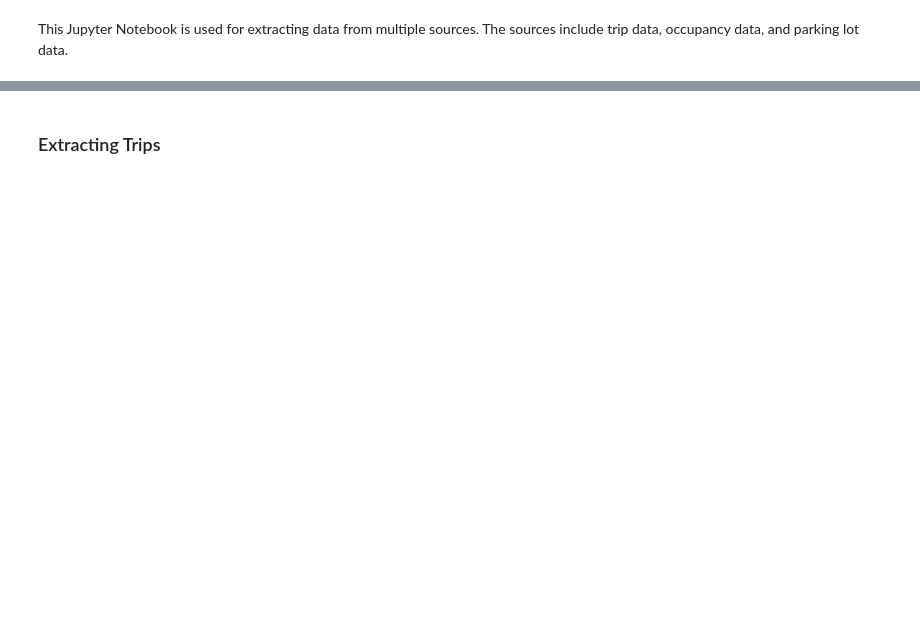
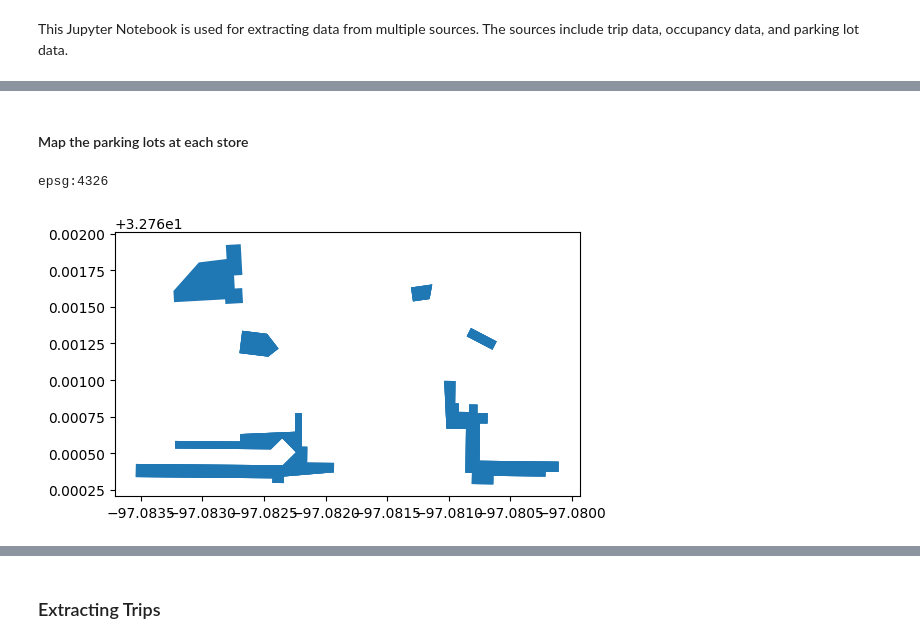
Before and after one commit to INRIX-Logan-Garwood/Parking-Location-vs-Occupancy, a Jupyter notebook: notebooks/data_extraction.ipynb, the cells around one changed output, grey strips where cells are left out. Cells and saved outputs as stored; diff of their text form; code cells hidden in the pictures; blank space fills up the shorter version.

```diff
--- a/notebooks/data_extraction.ipynb
+++ b/notebooks/data_extraction.ipynb
@@ -20,0 +65,10 @@ data_path = Path('../data')
+# %%
+city = 'Arlington'
+test_site = store_locations_df[store_locations_df['city'] == city].iloc[0]
+test_point = test_site['latitude'], test_site['longitude']
+
+# get the quadkey for a specific location
+qk = qkey.QuadKey('0')
+qk = qk.from_geo(test_point, level=13)
+print(qk)
+qk.show()
@@ -20,0 +78,12 @@ data_path = Path('../data')
+# %% [markdown]
+#### Map the parking lots at each store
+# %%
+lot_gpd = polygon_df.copy()
+geometry = lot_gpd['parking_wkt'].apply(wkt.loads)
+lot_gpd = gpd.GeoDataFrame(lot_gpd, crs='epsg:4326', geometry=geometry)
+print(lot_gpd.crs)
+lot_gpd[lot_gpd['city'] == city].plot(figsize=(6, 6))
+plt.show()
+# %% [output]
+epsg:4326
+[figure, added]
```
Also changed, not shown: parts of 24 cells of this notebook, 1 other file.
